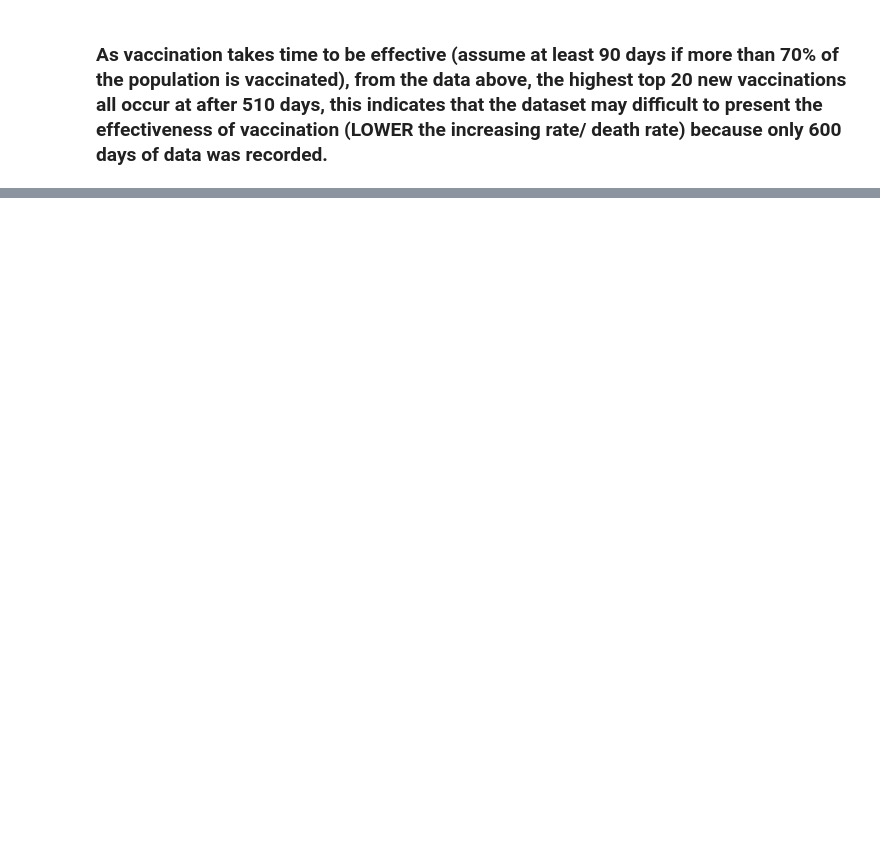
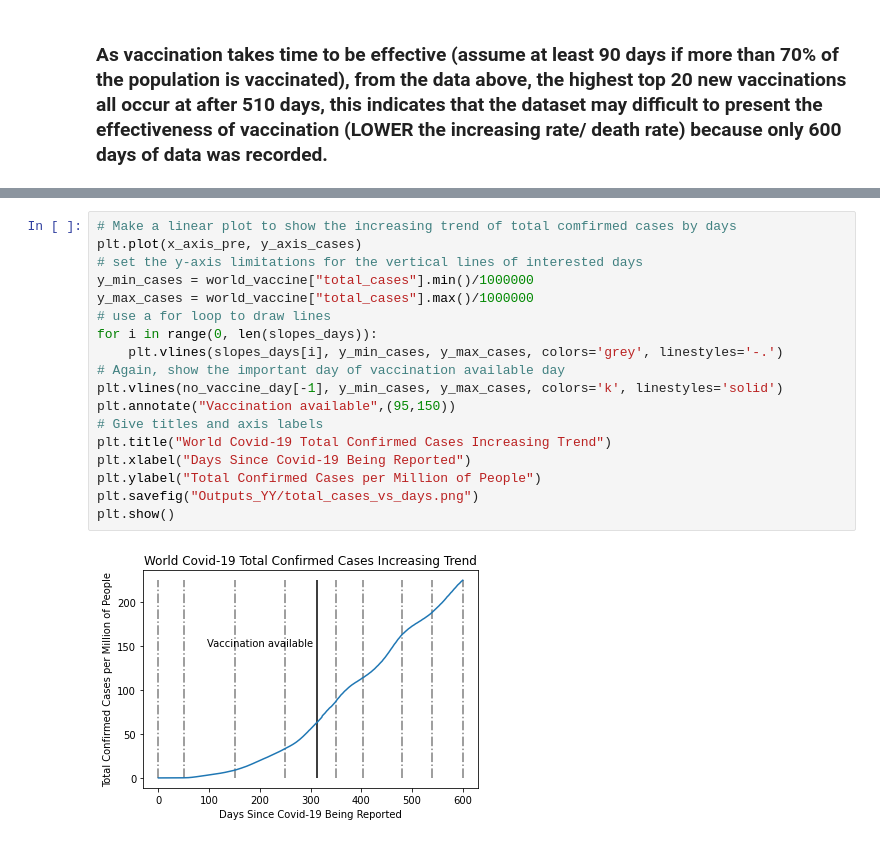
Before and after one commit to vignesh-sundaramoorthi/HNVY-Project1, a Jupyter notebook: Vaccine_Part.ipynb, the cells around one changed output, grey strips where cells are left out. Drawn from its saved outputs; the diff is of its cells as text; blank space fills up the shorter version.

```diff
--- a/Vaccine_Part.ipynb
+++ b/Vaccine_Part.ipynb
@@ -219,0 +206,20 @@ pre_vaccine_effect_day = no_vaccine[-1]+90
+# %%
+# Make a linear plot to show the increasing trend of total comfirmed cases by days
+plt.plot(x_axis_pre, y_axis_cases)
+# set the y-axis limitations for the vertical lines of interested days
+y_min_cases = world_vaccine["total_cases"].min()/1000000
+y_max_cases = world_vaccine["total_cases"].max()/1000000
+# use a for loop to draw lines
+for i in range(0, len(slopes_days)):
+    plt.vlines(slopes_days[i], y_min_cases, y_max_cases, colors='grey', linestyles='-.')
+# Again, show the important day of vaccination available day
+plt.vlines(no_vaccine_day[-1], y_min_cases, y_max_cases, colors='k', linestyles='solid')
+plt.annotate("Vaccination available",(95,150))
+# Give titles and axis labels
+plt.title("World Covid-19 Total Confirmed Cases Increasing Trend")
+plt.xlabel("Days Since Covid-19 Being Reported")
+plt.ylabel("Total Confirmed Cases per Million of People")
+plt.savefig("Outputs_YY/total_cases_vs_days.png")
+plt.show()
+# %% [output]
+[figure, added]
```
Also changed, not shown: parts of 31 cells of this notebook, 4 other files.
